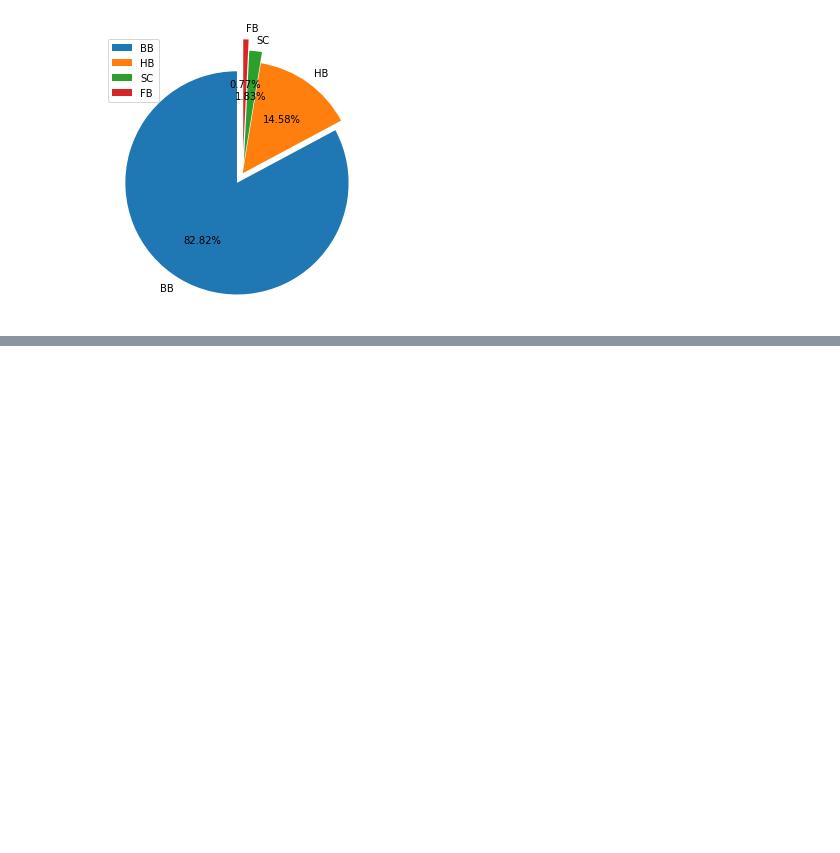
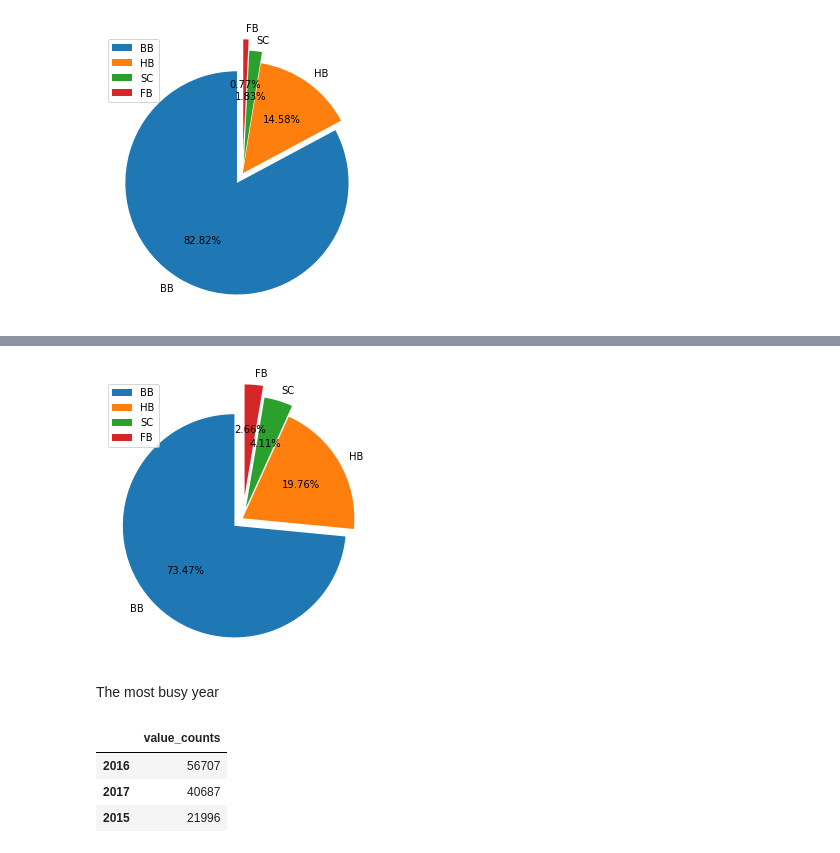
Before and after one commit to surbhikumari8431/Hotel-Booking, a Jupyter notebook: Copy_of_Hotel_Booking_Analysis_Capstone_Project.ipynb, the cells around one changed output, grey strips where cells are left out. Cells and saved outputs as stored; diff of their text form; code cells hidden in the pictures; blank space fills up the shorter version.

```diff
--- a/Copy_of_Hotel_Booking_Analysis_Capstone_Project.ipynb
+++ b/Copy_of_Hotel_Booking_Analysis_Capstone_Project.ipynb
@@ -404,0 +415,21 @@ plt.show();
+# %%
+meal = ["BB", "HB", "SC", "FB"]
+values = [662, 178, 37, 24]
+
+plt.figure(figsize = (5, 7))
+plt.pie(values, labels = meal, explode = (0.1, 0, 0.1, 0.2), autopct = "%.2f%%", startangle = 90)
+
+plt.legend()
+
+plt.show();
+# %% [output]
+[figure, added]
+# %% [markdown]
+The most busy year
+# %%
+df.arrival_date_year.agg(["value_counts"])
+# %% [output]
+|  | value_counts |
+| 2016 | 56707 |
+| 2017 | 40687 |
+| 2015 | 21996 |
```
Also changed, not shown: parts of 25 cells of this notebook.
